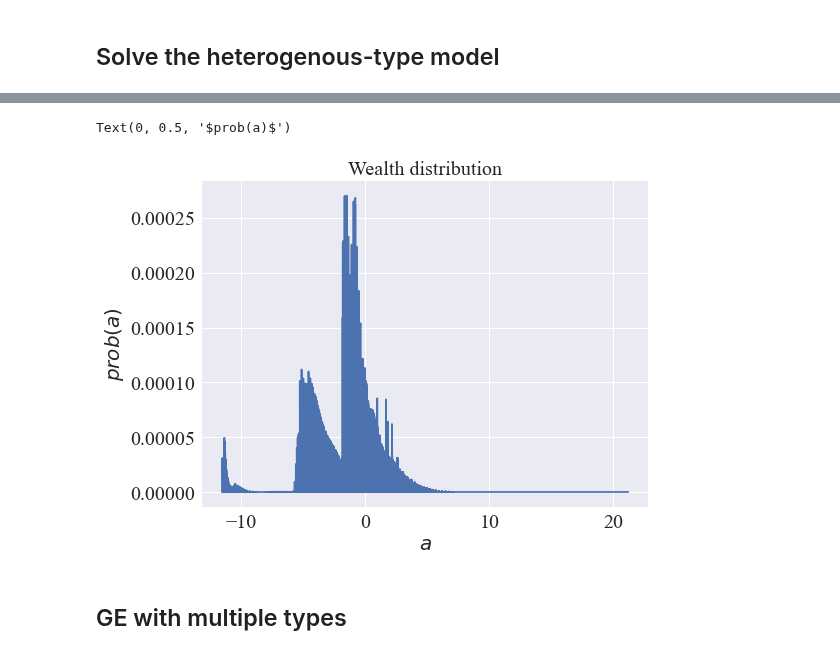
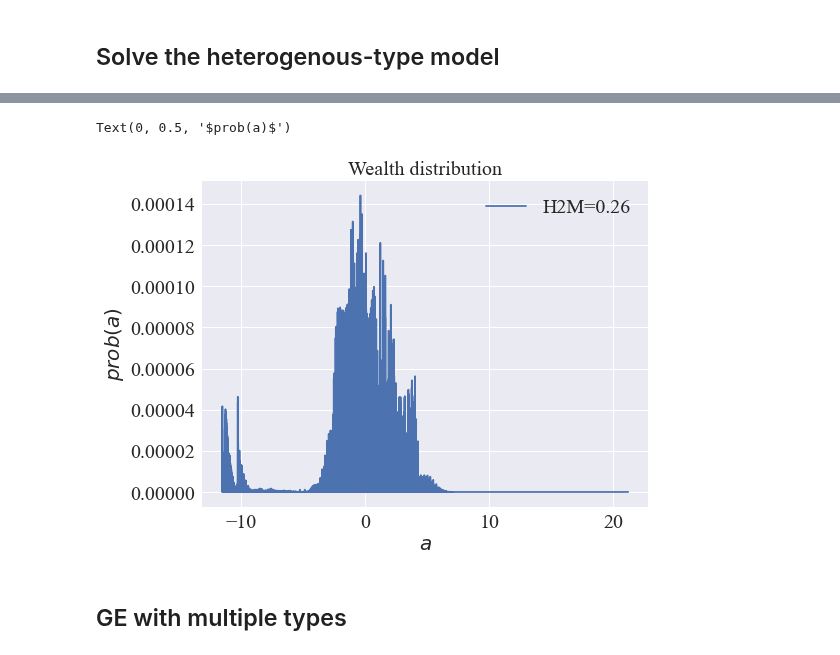
Before and after one commit to iworld1991/PIR, a Jupyter notebook: WorkingFolder/PythonCode/OLG-GE-HetroTypes.ipynb, the cells around one changed output, grey strips where cells are left out. Cells and saved outputs as stored; diff of their text form; code cells hidden in the pictures.

```diff
--- a/WorkingFolder/PythonCode/OLG-GE-HetroTypes.ipynb
+++ b/WorkingFolder/PythonCode/OLG-GE-HetroTypes.ipynb
@@ -947,7 +783,7 @@ for this_type in hetero_p_t_ue_risk_G_types:
 # %%
 ## solve various models
 
-types = hetero_p_t_ue_risk_sub_uh_types
+types = hetero_p_t_risk_uh_types
 
 specs = ['ob']*len(types)
 
@@ -1069,6 +905,7 @@ def calc_transition_matrix(model,
 
         ## tax rate
         λ = model.λ
+        λ_SS = model.λ_SS
 
         ## permanent income growth factor
         G = model.G
@@ -2177,15 +2016,21 @@ plt.ylim([0,1])
 # %%
 ## Wealth distribution
 
 fig, ax = plt.subplots(figsize=(8,6))
 ax.set_title('Wealth distribution')
+## h2m share
+h2m_share = h2m_ratio(results_combined_pe['a_grid_dist'],
+                      results_combined_pe['a_pdfs_dist'],
+                      0.5)
+
 ax.plot(np.log(results_combined_pe['ap_grid_dist']+1e-5),
-         results_combined_pe['ap_pdfs_dist'])
-
+        results_combined_pe['ap_pdfs_dist'],
+       label = 'H2M={:.2f}'.format(h2m_share))
+ax.legend(loc=0)
 ax.set_xlabel(r'$a$')
 ax.set_ylabel(r'$prob(a)$')
 #fig.savefig('../Graphs/model/distribution_a_hetero_type.png')
 # %% [output]
 Text(0, 0.5, '$prob(a)$')
-[figure, old version]
+[figure, new version]
 # %%
```
Also changed, not shown: parts of 26 cells of this notebook, 1 other file.
